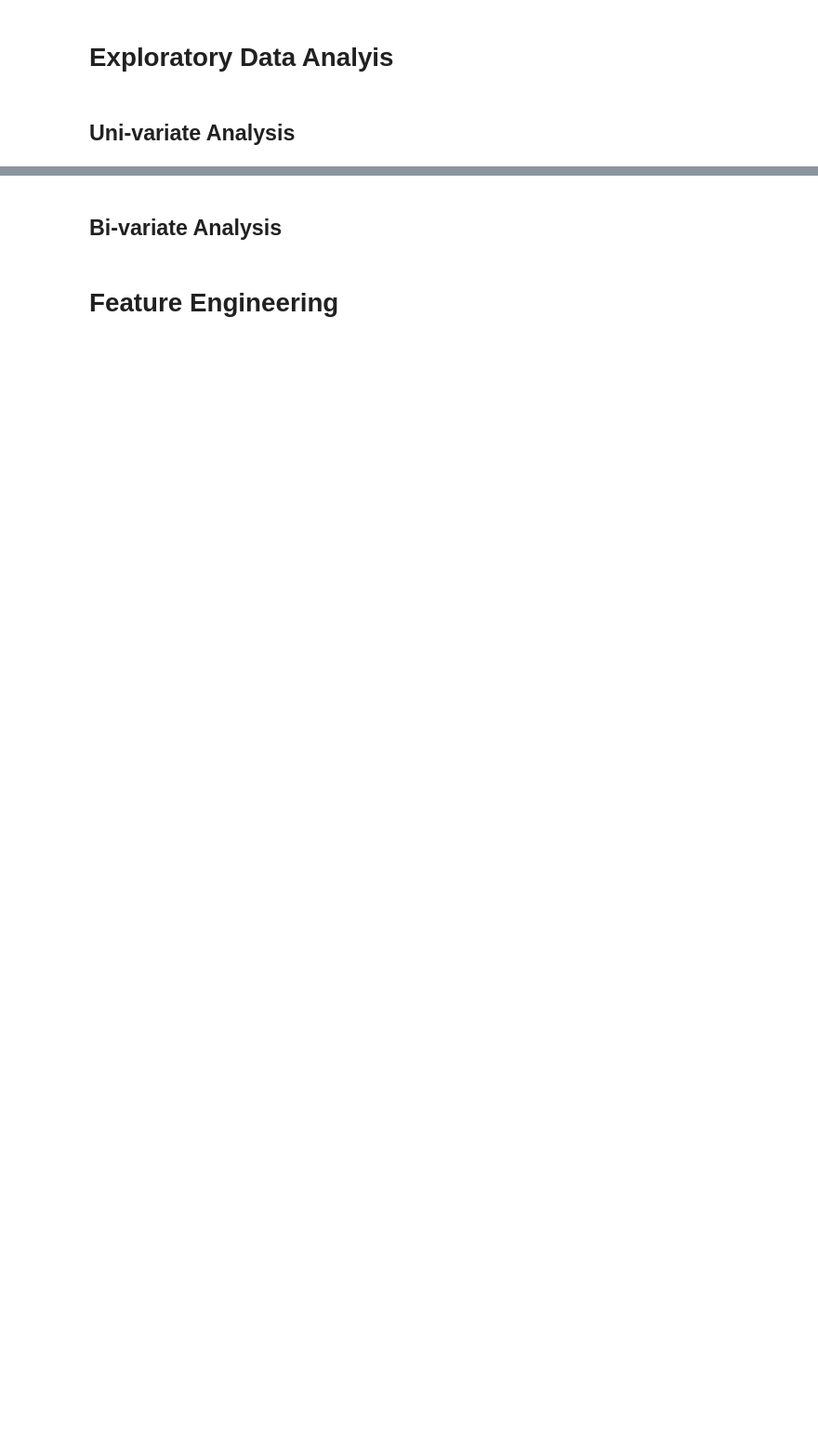
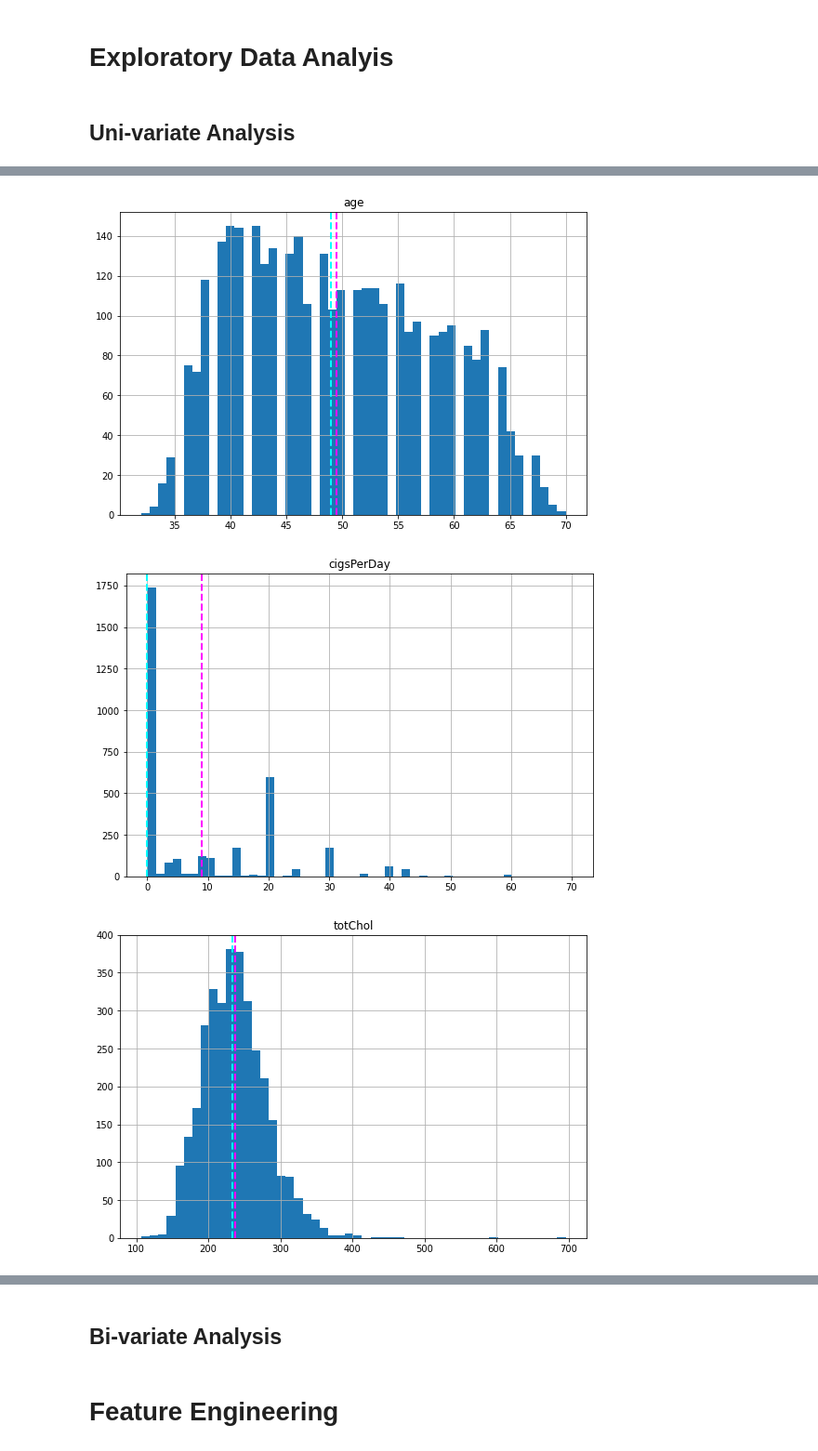
Before and after one commit to vkvinay0627/Cardiovascular-Risk-Prediction, a Jupyter notebook: Cardiovascular_Risk_Prediction.ipynb, the cells around one changed output, grey strips where cells are left out. Shown: that part at 93% size. Saved outputs shown, nothing was run; the diff lists cells and outputs as text; code cells hidden in the pictures; blank space fills up the shorter version.

```diff
--- a/Cardiovascular_Risk_Prediction.ipynb
+++ b/Cardiovascular_Risk_Prediction.ipynb
@@ -307,0 +294,7 @@ for var in numerical_features:
+# %%
+list_num = Numerical_columns_list(df)
+univariate_numerical_EDA(df,list_num)
+# %% [output]
+[figure, added]
+[figure, added]
+[figure, added]
```
Also changed, not shown: parts of 98 cells of this notebook.
